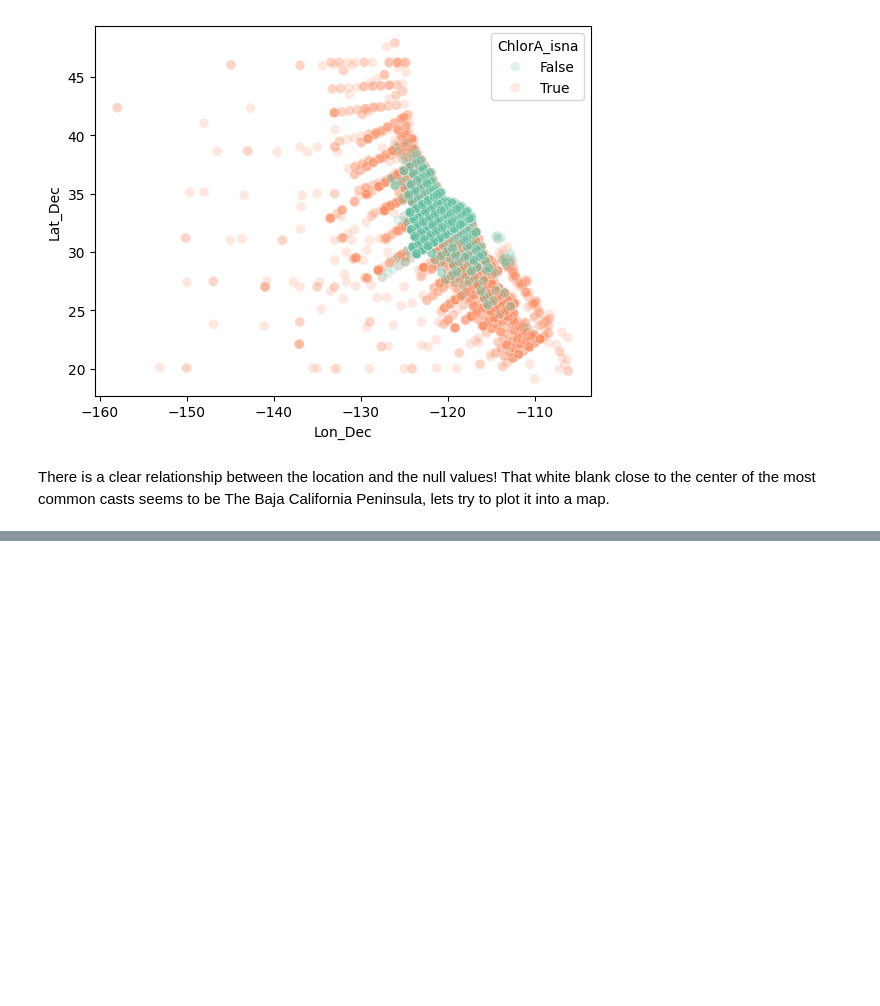
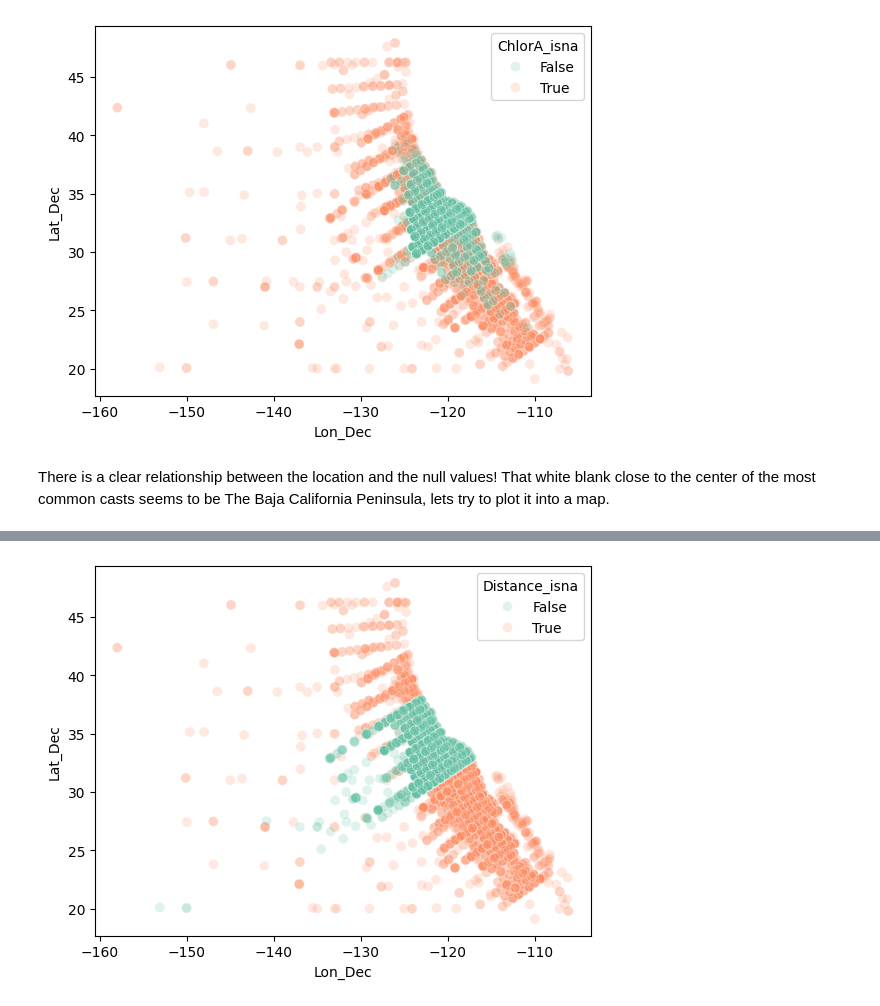
Before and after one commit to nicodigos/boston_dataset, a Jupyter notebook: Ocean.ipynb, the cells around one changed output, grey strips where cells are left out. Drawn from its saved outputs; the diff is of its cells as text; code cells hidden in the pictures; blank space fills up the shorter version.

```diff
--- a/Ocean.ipynb
+++ b/Ocean.ipynb
@@ -216,0 +305,4 @@ Folium returns an HTML file containing the map; for convenience, we provide a st
+# %%
+scatter_plot_distance(obj_bottle, 'Distance')
+# %% [output]
+[figure, added]
```
Also changed, not shown: parts of 21 cells of this notebook.
